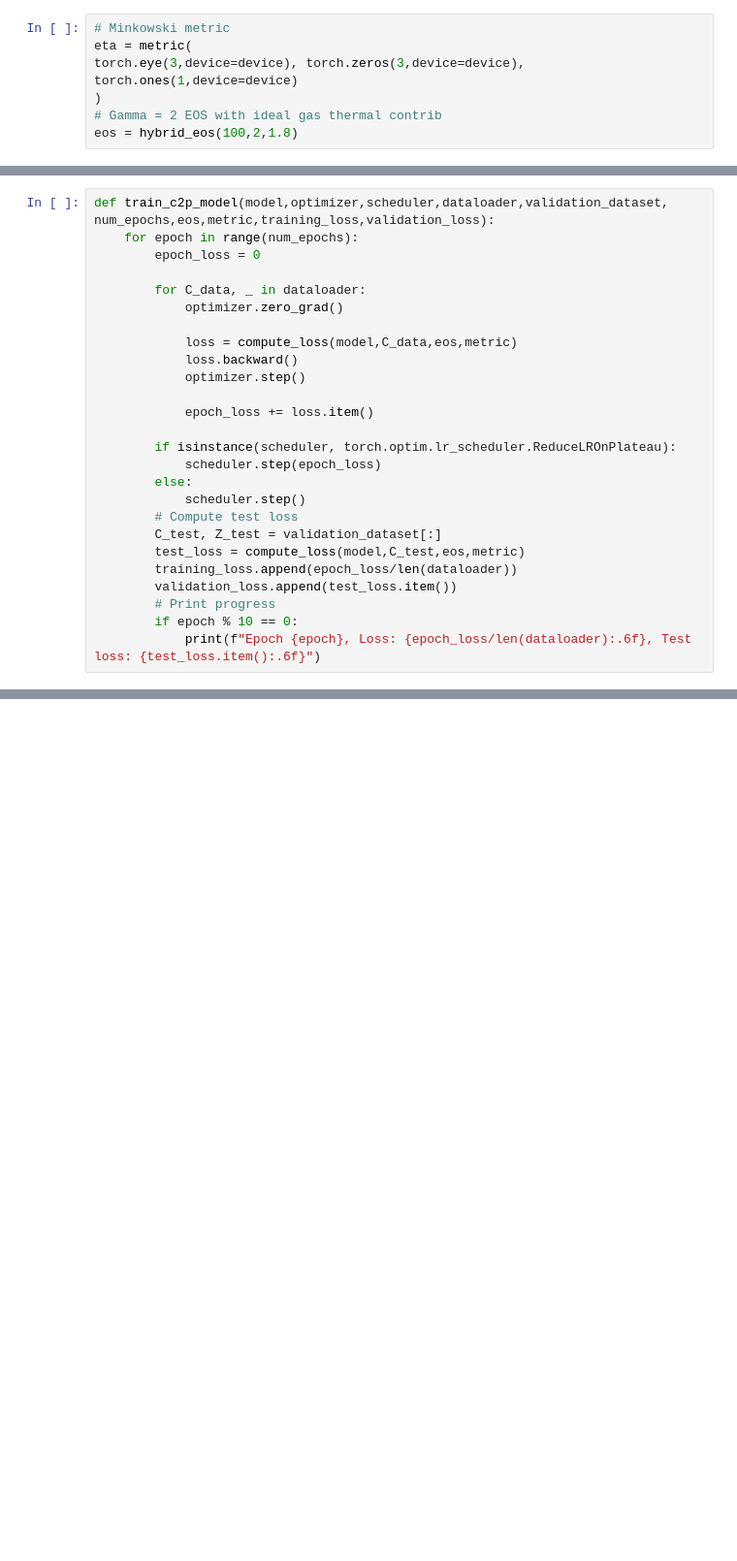
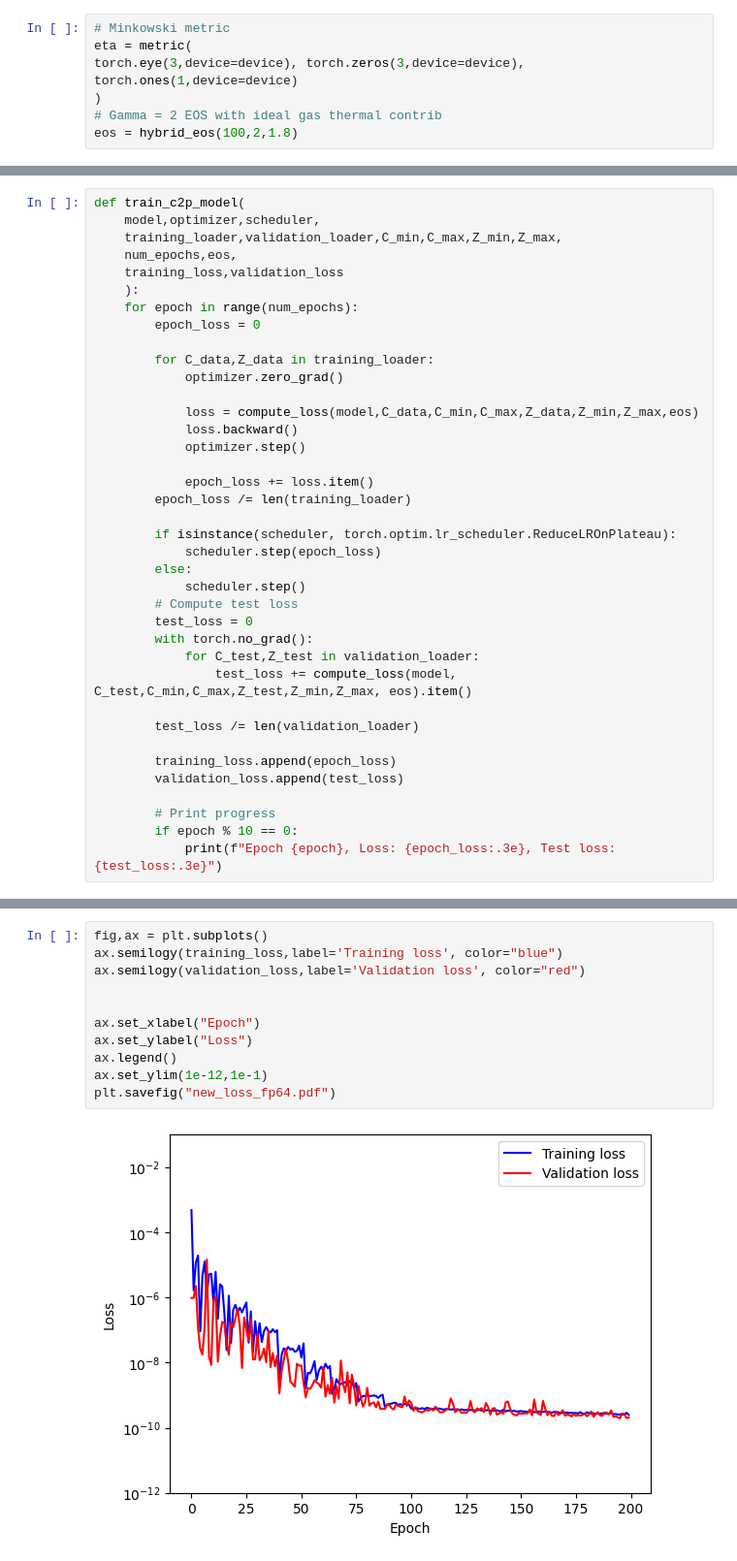
Before and after one commit to carlomusolino/c2p_ML, a Jupyter notebook: c2p_ML_oned.ipynb, the cells around one changed output, grey strips where cells are left out. Shown at 97% size. Cells and saved outputs as stored; diff of their text form; blank space fills up the shorter version.

```diff
--- a/c2p_ML_oned.ipynb
+++ b/c2p_ML_oned.ipynb
@@ -183,27 +362,39 @@ def compute_loss(model, C, eos, metric):
 # %%
-def train_c2p_model(model,optimizer,scheduler,dataloader,validation_dataset, num_epochs,eos,metric,training_loss,validation_loss):
+def train_c2p_model(
+    model,optimizer,scheduler,
+    training_loader,validation_loader,C_min,C_max,Z_min,Z_max,
+    num_epochs,eos,
+    training_loss,validation_loss
+    ):
     for epoch in range(num_epochs):
         epoch_loss = 0
 
-        for C_data, _ in dataloader:
+        for C_data,Z_data in training_loader:
             optimizer.zero_grad()
 
-            loss = compute_loss(model,C_data,eos,metric)
+            loss = compute_loss(model,C_data,C_min,C_max,Z_data,Z_min,Z_max,eos)
             loss.backward()
             optimizer.step()
 
             epoch_loss += loss.item()
+        epoch_loss /= len(training_loader)
 
         if isinstance(scheduler, torch.optim.lr_scheduler.ReduceLROnPlateau):
             scheduler.step(epoch_loss)
         else:
             scheduler.step()
         # Compute test loss
-        C_test, Z_test = validation_dataset[:]
-        test_loss = compute_loss(model,C_test,eos,metric)
-        training_loss.append(epoch_loss/len(dataloader))
-        validation_loss.append(test_loss.item())
+        test_loss = 0
+        with torch.no_grad():
+            for C_test,Z_test in validation_loader:
+                test_loss += compute_loss(model, C_test,C_min,C_max,Z_test,Z_min,Z_max, eos).item()
+
+        test_loss /= len(validation_loader)
+
+        training_loss.append(epoch_loss)
+        validation_loss.append(test_loss)
+
         # Print progress
         if epoch % 10 == 0:
-            print(f"Epoch {epoch}, Loss: {epoch_loss/len(dataloader):.6f}, Test loss: {test_loss.item():.6f}")
+            print(f"Epoch {epoch}, Loss: {epoch_loss:.3e}, Test loss: {test_loss:.3e}")
 # %%
@@ -292,0 +497,13 @@ X,Y,Z = torch.meshgrid(x,y,z)
+# %%
+fig,ax = plt.subplots()
+ax.semilogy(training_loss,label='Training loss', color="blue")
+ax.semilogy(validation_loss,label='Validation loss', color="red")
+
+
+ax.set_xlabel("Epoch")
+ax.set_ylabel("Loss")
+ax.legend()
+ax.set_ylim(1e-12,1e-1)
+plt.savefig("new_loss_fp64.pdf")
+# %% [output]
+[figure, added]
```
Also changed, not shown: parts of 35 cells of this notebook, 26 other files.
